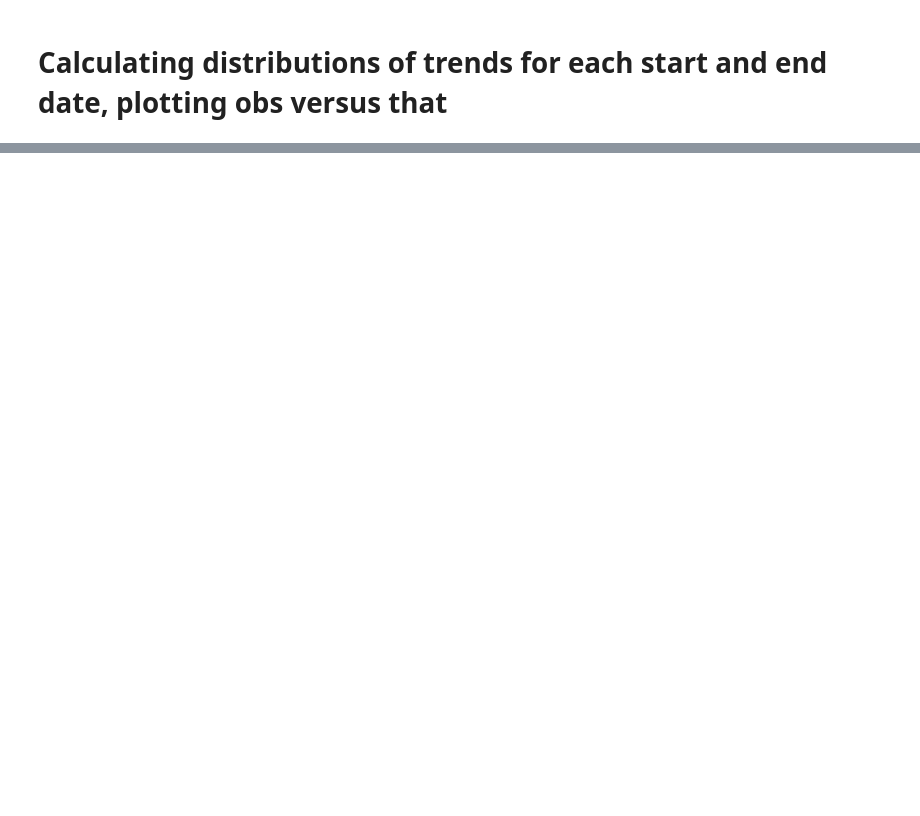
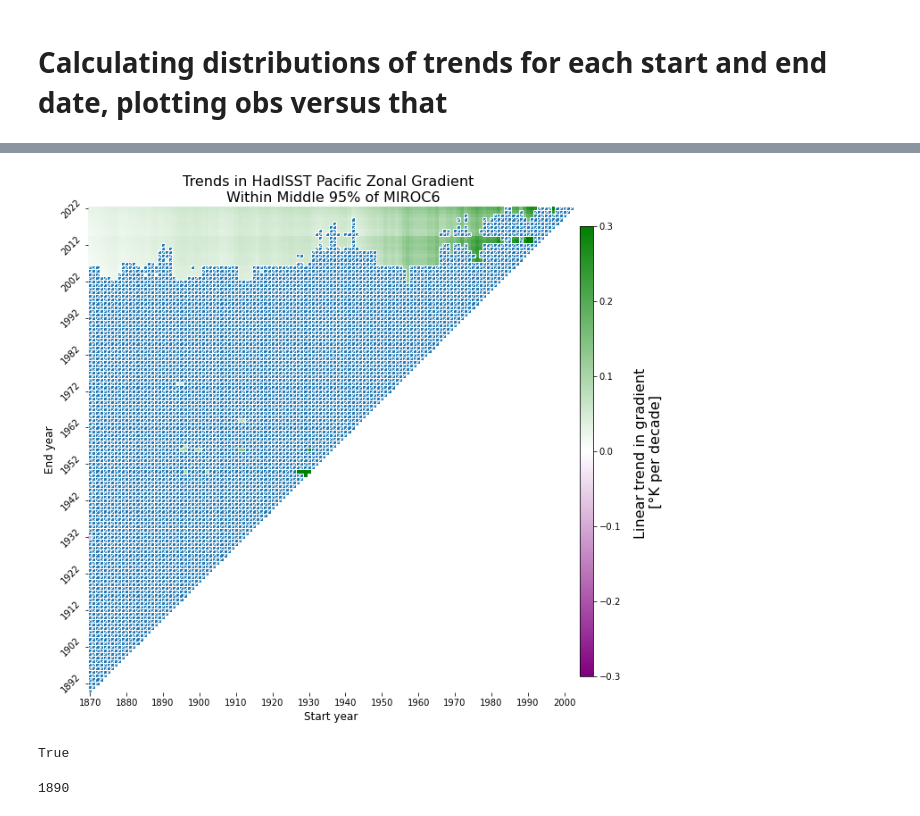
Before and after one commit to hanbyrne1995/gradient_project, a Jupyter notebook: MME_MIROC.ipynb, the cells around one changed output, grey strips where cells are left out. Saved outputs shown, nothing was run; the diff lists cells and outputs as text; code cells hidden in the pictures; blank space fills up the shorter version.

```diff
--- a/MME_MIROC.ipynb
+++ b/MME_MIROC.ipynb
@@ -254,0 +223,59 @@ sns.heatmap(dfObsInRange, ax = ax)
+# %%
+# plotting a better overlapping map (i.e., with stippling)
+
+# starting with the observational plots
+# cropping the trends Df so that plotting doesn't include deadspace
+offset = 20 # years
+trendsDfCrop = CropTrendsDf(trendsDf, offset)
+
+# calculate the vmin and vmax
+vmin = trendsDf.min().min()
+vmax = trendsDf.max().max()
+
+# find the absolute values of these to make them symmetrical (if one is positive and the other is negative)
+if (vmin < 0) & (vmax > 0):
+    limit = max(abs(vmin), abs(vmax))
+    vmin = -limit
+    vmax = limit
+
+vmin = -0.3
+vmax = -vmin
+
+# setting the colorbar
+colors = [(0,'purple'), (0.50,'white'), (1,'green')]
+cmap = mcolors.LinearSegmentedColormap.from_list('Purple_White_Green', colors)
+norm = mcolors.Normalize(vmin = vmin, vmax = vmax)
+
+fig = plt.figure(figsize = (10,10))
+
+ax = fig.add_subplot(111)
+ax.set_aspect('equal')
+plot = sns.heatmap(trendsDfCrop, cmap = cmap, ax = ax, vmin = vmin, vmax = vmax, xticklabels = 10, yticklabels = 10, center = 0, cbar = False, norm = norm)
+plt.xticks(rotation=0)
+plt.yticks(rotation=45)
+title = 'Trends in HadISST Pacific Zonal Gradient \n Within Middle 95% of MIROC6'
+plt.title(title, fontsize = 16)
+plt.ylabel('End year', fontsize = 12)
+plt.xlabel('Start year', fontsize = 12)
+
+cbarAx = fig.add_axes([0.9, 0.15, 0.02, 0.7])
+colorBar = fig.colorbar(cm.ScalarMappable(norm = norm, cmap = cmap), cax = cbarAx)
+colorBar.set_label('Linear trend in gradient \n[°K per decade]', rotation = 90, labelpad = 15, fontsize = 16)
+
+# adding the stippling with a for loop
+for i, row in enumerate(dfObsInRange.values):
+    for j, value in enumerate(row):
+        if value == 1:
+            plot.add_patch(plt.Rectangle((j, i), 1, 1, fill=True, edgecolor='white', hatch='////'))
+
+plt.show()
+# %% [output]
+[figure, added]
+# %%
+dfObsInRange.loc[1924, 1900] == 1
+# %% [output]
+True
+# %%
+dfObsInRange.index.min()
+# %% [output]
+1890
```
Also changed, not shown: parts of 6 cells of this notebook.
